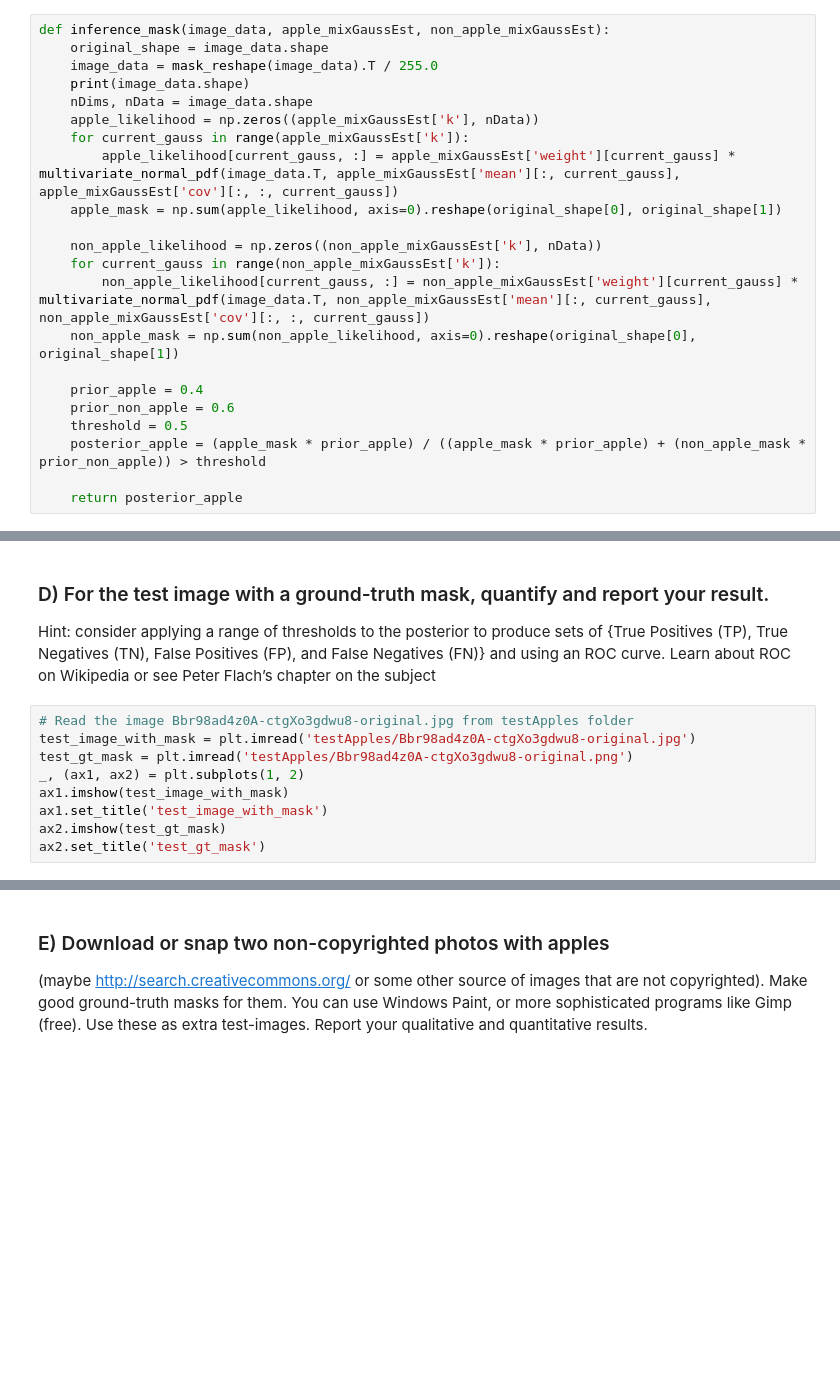
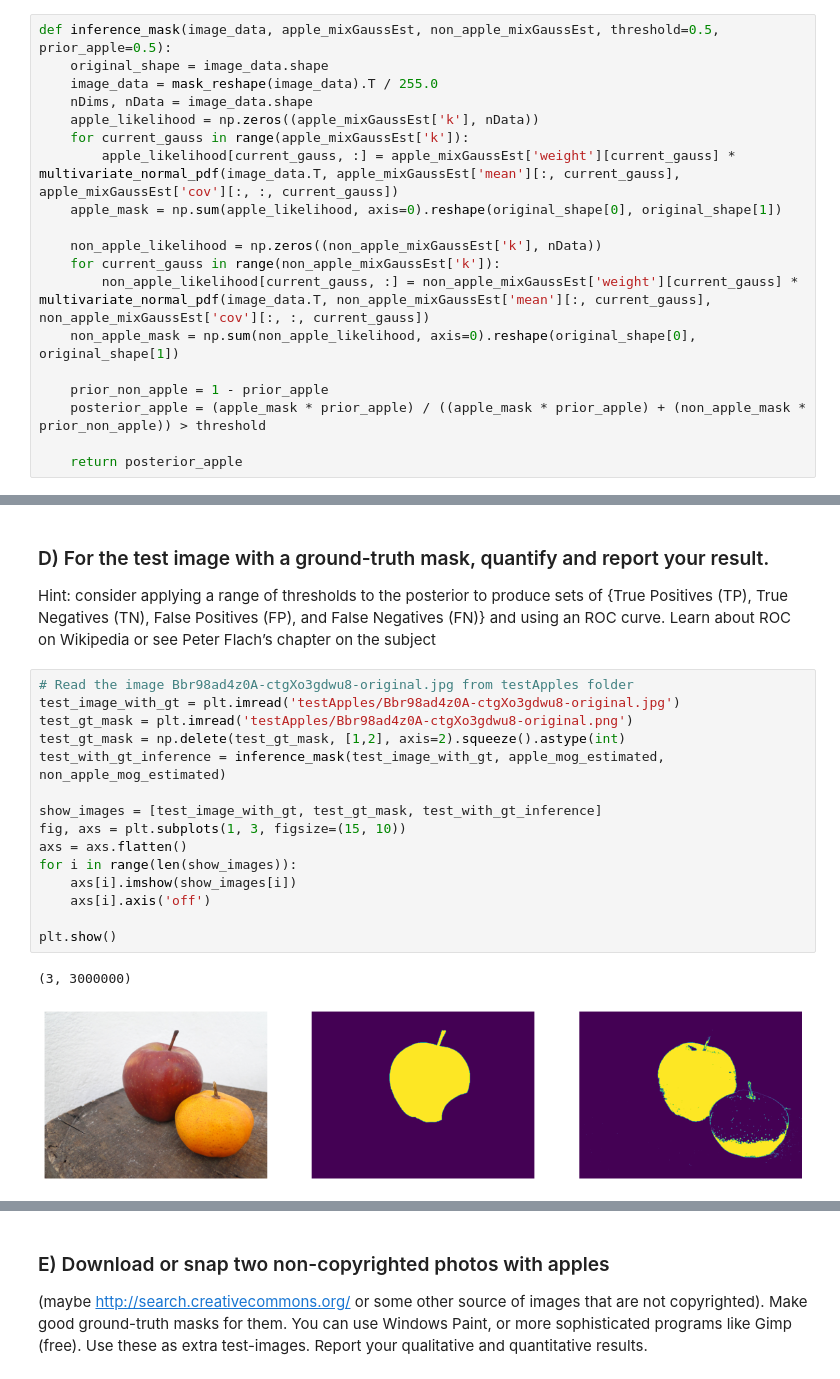
Before and after one commit to swirling-wind/MachineVision_CourseWork01, a Jupyter notebook: practicalMixGauss_Apples.ipynb, the cells around one changed output, grey strips where cells are left out. Drawn from its saved outputs; the diff is of its cells as text; blank space fills up the shorter version.

```diff
--- a/practicalMixGauss_Apples.ipynb
+++ b/practicalMixGauss_Apples.ipynb
@@ -228,8 +206,7 @@ print(test_images_list[0].shape)
 # %%
-def inference_mask(image_data, apple_mixGaussEst, non_apple_mixGaussEst):
+def inference_mask(image_data, apple_mixGaussEst, non_apple_mixGaussEst, threshold=0.5, prior_apple=0.5):
     original_shape = image_data.shape
     image_data = mask_reshape(image_data).T / 255.0
-    print(image_data.shape)
     nDims, nData = image_data.shape
     apple_likelihood = np.zeros((apple_mixGaussEst['k'], nData))
     for current_gauss in range(apple_mixGaussEst['k']):
@@ -241,9 +218,7 @@ def inference_mask(image_data, apple_mixGaussEst, non_apple_mixGaussEst):
         non_apple_likelihood[current_gauss, :] = non_apple_mixGaussEst['weight'][current_gauss] * multivariate_normal_pdf(image_data.T, non_apple_mixGaussEst['mean'][:, current_gauss], non_apple_mixGaussEst['cov'][:, :, current_gauss])
     non_apple_mask = np.sum(non_apple_likelihood, axis=0).reshape(original_shape[0], original_shape[1])
 
-    prior_apple = 0.4
-    prior_non_apple = 0.6
-    threshold = 0.5
+    prior_non_apple = 1 - prior_apple
     posterior_apple = (apple_mask * prior_apple) / ((apple_mask * prior_apple) + (non_apple_mask * prior_non_apple)) > threshold
 
     return posterior_apple
@@ -276,10 +251,19 @@ consider applying a range of thresholds to the posterior to produce sets of {Tru
 ROC curve. Learn about ROC on Wikipedia or see Peter Flach’s chapter on the subject
 # %%
 # Read the image Bbr98ad4z0A-ctgXo3gdwu8-original.jpg from testApples folder
-test_image_with_mask = plt.imread('testApples/Bbr98ad4z0A-ctgXo3gdwu8-original.jpg')
+test_image_with_gt = plt.imread('testApples/Bbr98ad4z0A-ctgXo3gdwu8-original.jpg')
 test_gt_mask = plt.imread('testApples/Bbr98ad4z0A-ctgXo3gdwu8-original.png')
-_, (ax1, ax2) = plt.subplots(1, 2)
-ax1.imshow(test_image_with_mask)
-ax1.set_title('test_image_with_mask')
-ax2.imshow(test_gt_mask)
-ax2.set_title('test_gt_mask')
+test_gt_mask = np.delete(test_gt_mask, [1,2], axis=2).squeeze().astype(int)
+test_with_gt_inference = inference_mask(test_image_with_gt, apple_mog_estimated, non_apple_mog_estimated)
+
+show_images = [test_image_with_gt, test_gt_mask, test_with_gt_inference]
+fig, axs = plt.subplots(1, 3, figsize=(15, 10))
+axs = axs.flatten()
+for i in range(len(show_images)):
+    axs[i].imshow(show_images[i])
+    axs[i].axis('off')
+
+plt.show()
+# %% [output]
+(3, 3000000)
+[figure, added]
```
Also changed, not shown: parts of 11 cells of this notebook.
